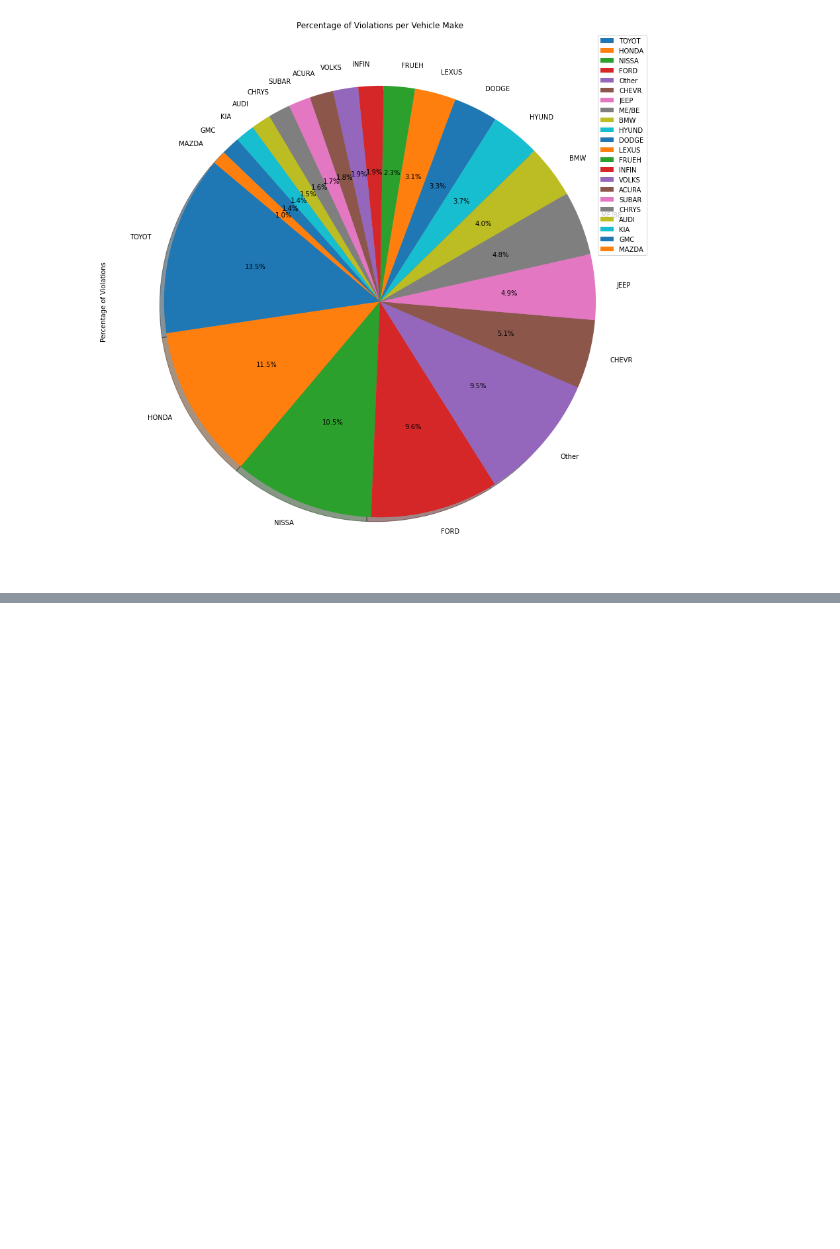
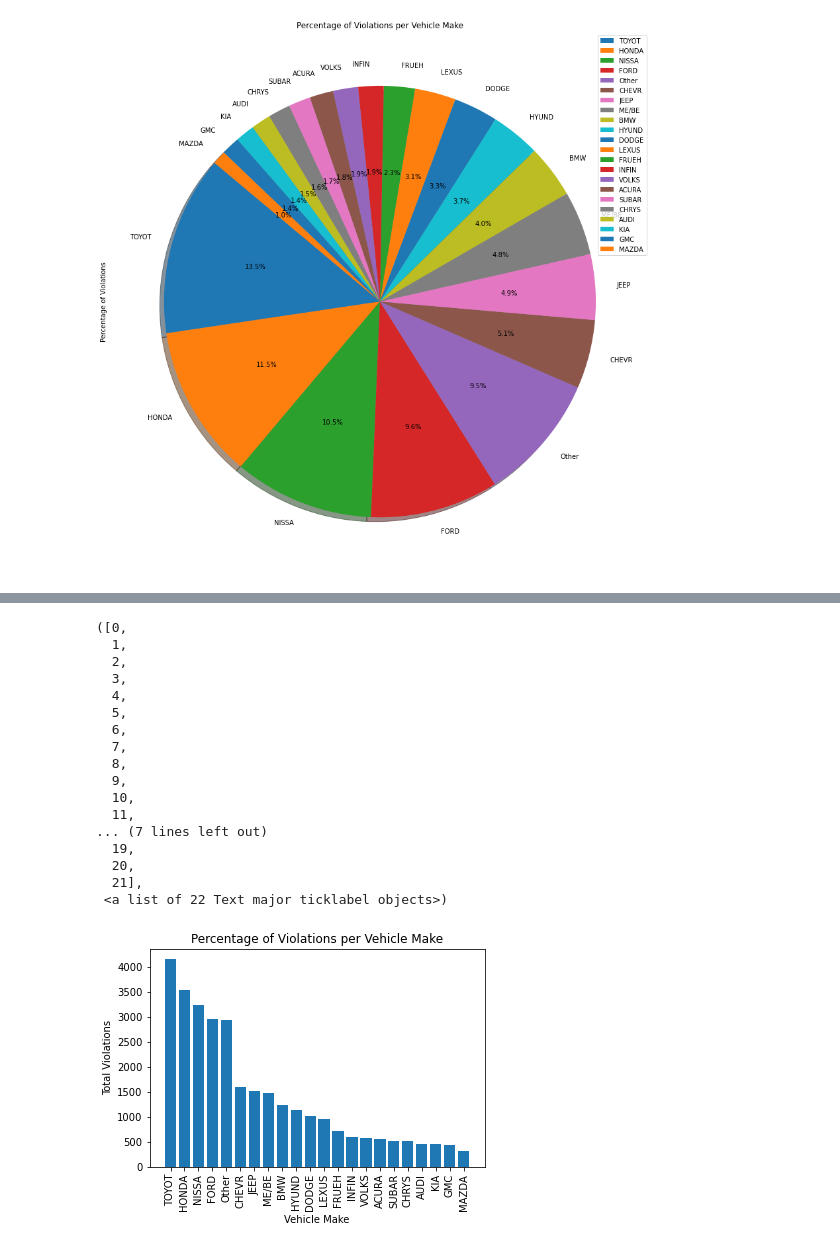
Before and after one commit to RyanAdamGonzalez1996/Project1, a Jupyter notebook: Vehicle_MakeVSViolation.ipynb, the cells around one changed output, grey strips where cells are left out. Cells and saved outputs as stored; diff of their text form; code cells hidden in the pictures; blank space fills up the shorter version.

```diff
--- a/Vehicle_MakeVSViolation.ipynb
+++ b/Vehicle_MakeVSViolation.ipynb
@@ -197,5 +183,29 @@ combinedMakeViolations_df.plot.pie(y = y_axis, title = title, figsize = (15,15),
 # %%
 #Plot a bar graph with how many violations each color receives
-combinedMakeViolations_df = combinedMakeViolations_df.reset_index()
-plt.bar(combinedMakeViolations_df["Vehicle Make"], combinedMakeViolations_df["Total Violations"])
+plt.bar(combinedMakeViolations_df["Vehicle Make"], combinedMakeViolations_df["Total Violations"],align = "center")
+
+#format the bar
+plt.title("Percentage of Violations per Vehicle Make")
+plt.xlabel("Vehicle Make")
+plt.ylabel("Total Violations")
+plt.xticks(rotation = "vertical")
 #Calculate statistical data to see if there is any significance with this data
+# %% [output]
+([0,
+  1,
+  2,
+  3,
+  4,
+  5,
+  6,
+  7,
+  8,
+  9,
+  10,
+  11,
+... (7 lines left out)
+  19,
+  20,
+  21],
+ <a list of 22 Text major ticklabel objects>)
+[figure, added]
```
Also changed, not shown: parts of 4 cells of this notebook.
